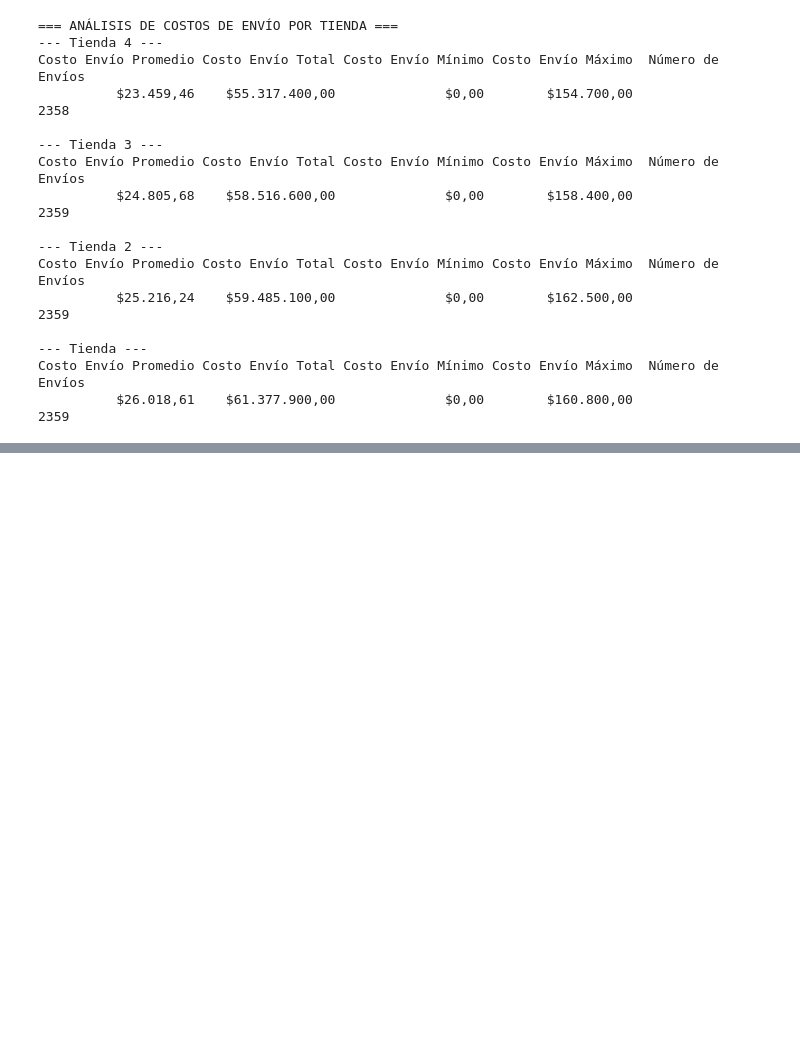
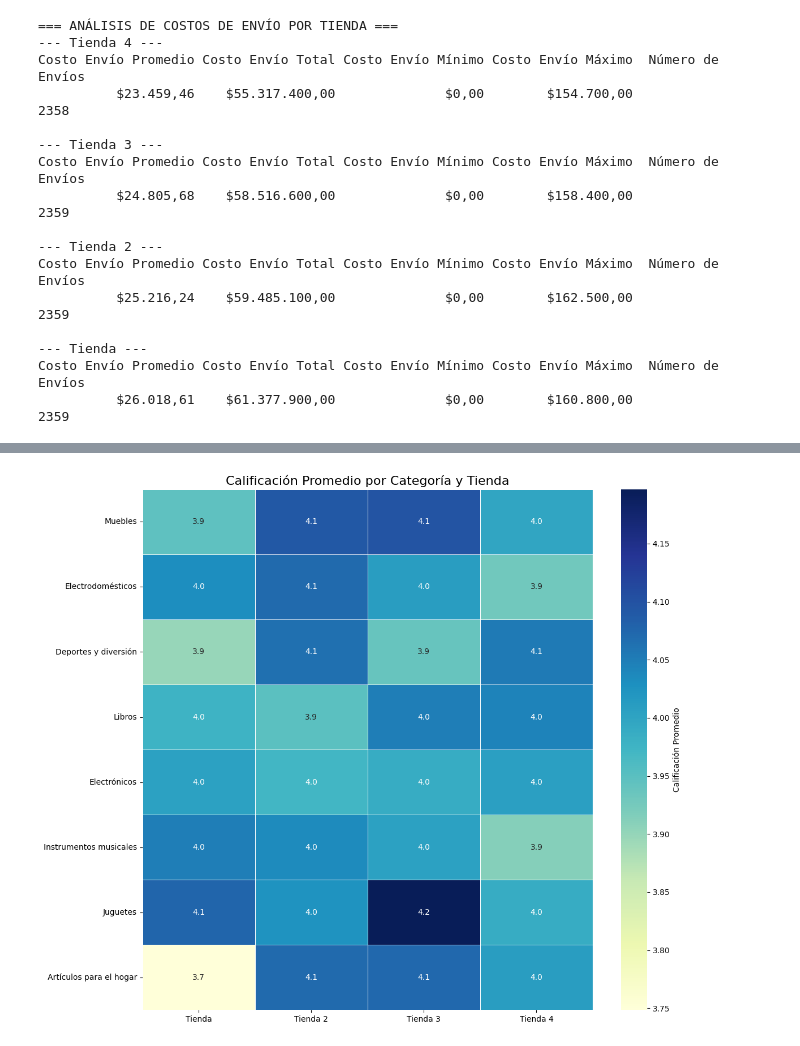
Before and after one commit to hernanschimpf/challenge1-data-science-latam-main, a Jupyter notebook: AluraStoreLatam.ipynb, the cells around one changed output, grey strips where cells are left out. Saved outputs shown, nothing was run; the diff lists cells and outputs as text; code cells hidden in the pictures; blank space fills up the shorter version.

```diff
--- a/AluraStoreLatam.ipynb
+++ b/AluraStoreLatam.ipynb
@@ -488,0 +576,55 @@ Costo Envío Promedio Costo Envío Total Costo Envío Mínimo Costo Envío Máxi
+# %%
+def visualizar_calificaciones_por_categoria(tienda, tienda2, tienda3, tienda4):
+    # Crear diccionario de tiendas
+    tiendas = {
+        'Tienda': tienda,
+        'Tienda 2': tienda2,
+        'Tienda 3': tienda3,
+        'Tienda 4': tienda4
+    }
+
+    # Preparar datos para el heatmap
+    # Obtener todas las categorías únicas
+    todas_categorias = set()
+    for datos in tiendas.values():
+        todas_categorias.update(datos['Categoría del Producto'].unique())
+
+    # Inicializar matriz para datos del heatmap
+    categorias_list = list(todas_categorias)
+    tiendas_list = list(tiendas.keys())
+    calificaciones_matriz = np.zeros((len(categorias_list), len(tiendas_list)))
+
+    # Llenar la matriz con calificaciones promedio
+    for i, categoria in enumerate(categorias_list):
+        for j, (nombre_tienda, datos_tienda) in enumerate(tiendas.items()):
+            # Filtrar por categoría y calcular promedio de calificación
+            datos_filtrados = datos_tienda[datos_tienda['Categoría del Producto'] == categoria]
+            if not datos_filtrados.empty:
+                calificaciones_matriz[i, j] = datos_filtrados['Calificación'].mean()
+            else:
+                calificaciones_matriz[i, j] = np.nan  # Sin datos para esta combinación
+
+    # Crear DataFrame para el heatmap
+    df_heatmap = pd.DataFrame(calificaciones_matriz,
+                             index=categorias_list,
+                             columns=tiendas_list)
+
+    # Crear figura
+    plt.figure(figsize=(12, 10))
+
+    # Crear heatmap
+    sns.heatmap(df_heatmap, annot=True, cmap='YlGnBu', fmt='.1f',
+                linewidths=0.5, cbar_kws={'label': 'Calificación Promedio'})
+
+    # Configurar el gráfico
+    plt.title('Calificación Promedio por Categoría y Tienda', fontsize=16)
+    plt.tight_layout()
+
+    # Guardar y mostrar
+    plt.savefig('visualizaciones/calificaciones_heatmap.png', dpi=300, bbox_inches='tight')
+    plt.show()
+
+# Llamar a la función
+visualizar_calificaciones_por_categoria(tienda, tienda2, tienda3, tienda4)
+# %% [output]
+[figure, added]
```
Also changed, not shown: parts of 9 cells of this notebook.
